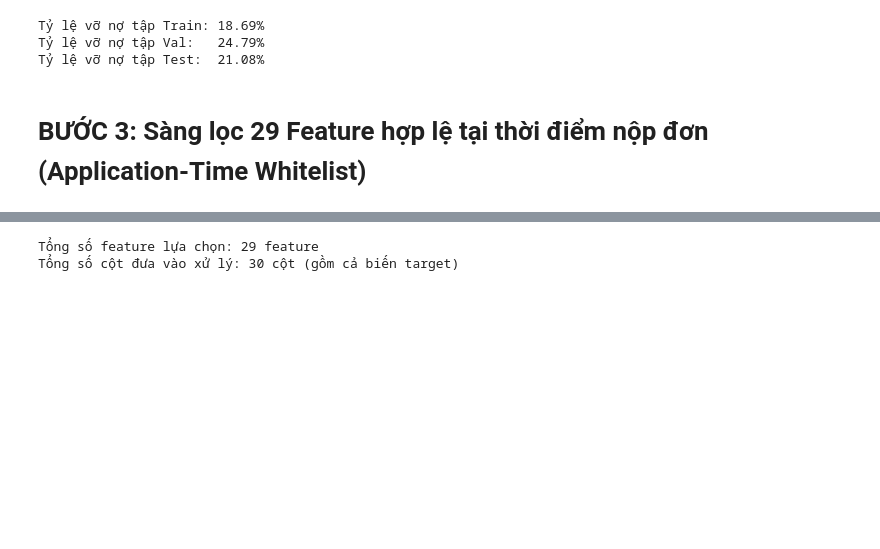
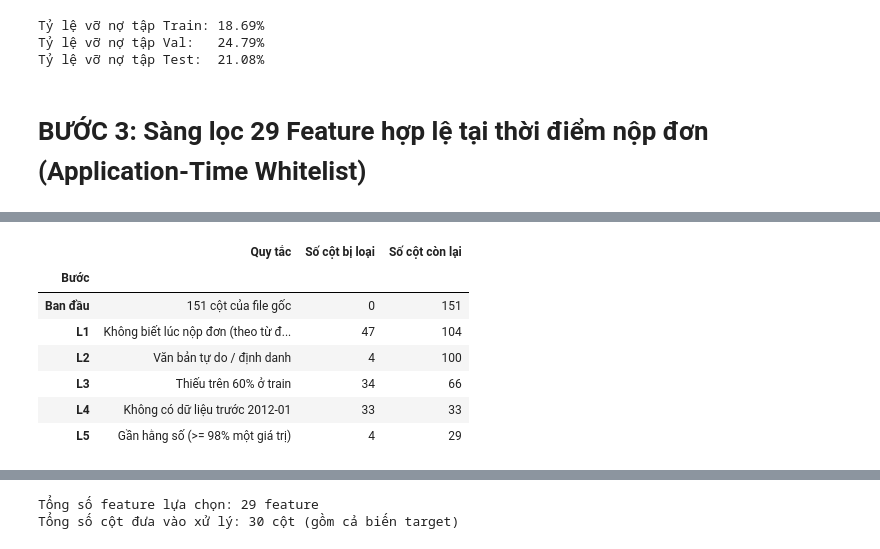
Before and after one commit to Eliza516/Lending-Club, a Jupyter notebook: notebooks/bc.ipynb, the cells around one changed output, grey strips where cells are left out. Drawn from its saved outputs; the diff is of its cells as text; code cells hidden in the pictures; blank space fills up the shorter version.

```diff
--- a/notebooks/bc.ipynb
+++ b/notebooks/bc.ipynb
@@ -195,0 +237,3 @@ Tỷ lệ vỡ nợ tập Test:  21.08%
+# %%
+def drop_listed(columns, to_drop):
+    return [c for c in columns if c not in to_drop]
@@ -195,0 +244,4 @@ Tỷ lệ vỡ nợ tập Test:  21.08%
+# %%
+def columns_absent_early(df, columns, cutoff):
+    early = df[df["issue_date"] < cutoff]
+    return [c for c in columns if early[c].isna().all()]
@@ -195,0 +258,47 @@ Tỷ lệ vỡ nợ tập Test:  21.08%
+# %%
+cols_start = list(df_raw.columns)
+funnel = [("Ban đầu", "151 cột của file gốc", [])]
+
+# L1: không biết được lúc nộp đơn
+dropped = [c for c in cols_start if c in COT_KHONG_BIET_LUC_NOP_DON]
+cols_l1 = drop_listed(cols_start, dropped)
+funnel.append(("L1", "Không biết lúc nộp đơn (theo từ điển)", dropped))
+
+# L2: văn bản tự do / định danh
+dropped = [c for c in cols_l1 if c in COT_VAN_BAN_DINH_DANH]
+cols_l2 = drop_listed(cols_l1, dropped)
+funnel.append(("L2", "Văn bản tự do / định danh", dropped))
+
+# L3: thiếu quá nhiều trên train
+dropped = columns_too_missing(train_df, cols_l2, MAX_MISSING)
+cols_l3 = drop_listed(cols_l2, dropped)
+funnel.append(("L3", f"Thiếu trên {MAX_MISSING}% ở train", dropped))
+
+# L4: vắng mặt hoàn toàn ở giai đoạn đầu của train (trừ cột giữ theo quyết định)
+dropped = [c for c in columns_absent_early(train_df, cols_l3, EARLY_CUTOFF) if c not in GIU_THEO_QUYET_DINH]
+cols_l4 = drop_listed(cols_l3, dropped)
+funnel.append(("L4", f"Không có dữ liệu trước {EARLY_CUTOFF:%Y-%m}", dropped))
+
+# L5: số gần như hằng số
+dropped = [c for c in columns_near_constant(train_df, cols_l4, NEAR_CONSTANT) if c not in GIU_THEO_QUYET_DINH]
+cols_l5 = drop_listed(cols_l4, dropped)
+funnel.append(("L5", f"Gần hằng số (>= {NEAR_CONSTANT}% một giá trị)", dropped))
+
+features_from_funnel = cols_l5
+# %%
+# Bảng phễu lọc: số cột bị loại và số cột còn lại sau mỗi bước
+remaining = len(cols_start)
+rows = []
+for step, reason, dropped_cols in funnel:
+    remaining -= len(dropped_cols)
+    rows.append({"Bước": step, "Quy tắc": reason, "Số cột bị loại": len(dropped_cols), "Số cột còn lại": remaining})
+pd.DataFrame(rows).set_index("Bước")
+# %% [output]
+|  | Quy tắc | Số cột bị loại | Số cột còn lại |
+| Bước |  |  |  |
+| Ban đầu | 151 cột của file gốc | 0 | 151 |
+| L1 | Không biết lúc nộp đơn (theo từ đ... | 47 | 104 |
+| L2 | Văn bản tự do / định danh | 4 | 100 |
+| L3 | Thiếu trên 60% ở train | 34 | 66 |
+| L4 | Không có dữ liệu trước 2012-01 | 33 | 33 |
+| L5 | Gần hằng số (>= 98% một giá trị) | 4 | 29 |
```
Also changed, not shown: parts of 10 cells of this notebook.
